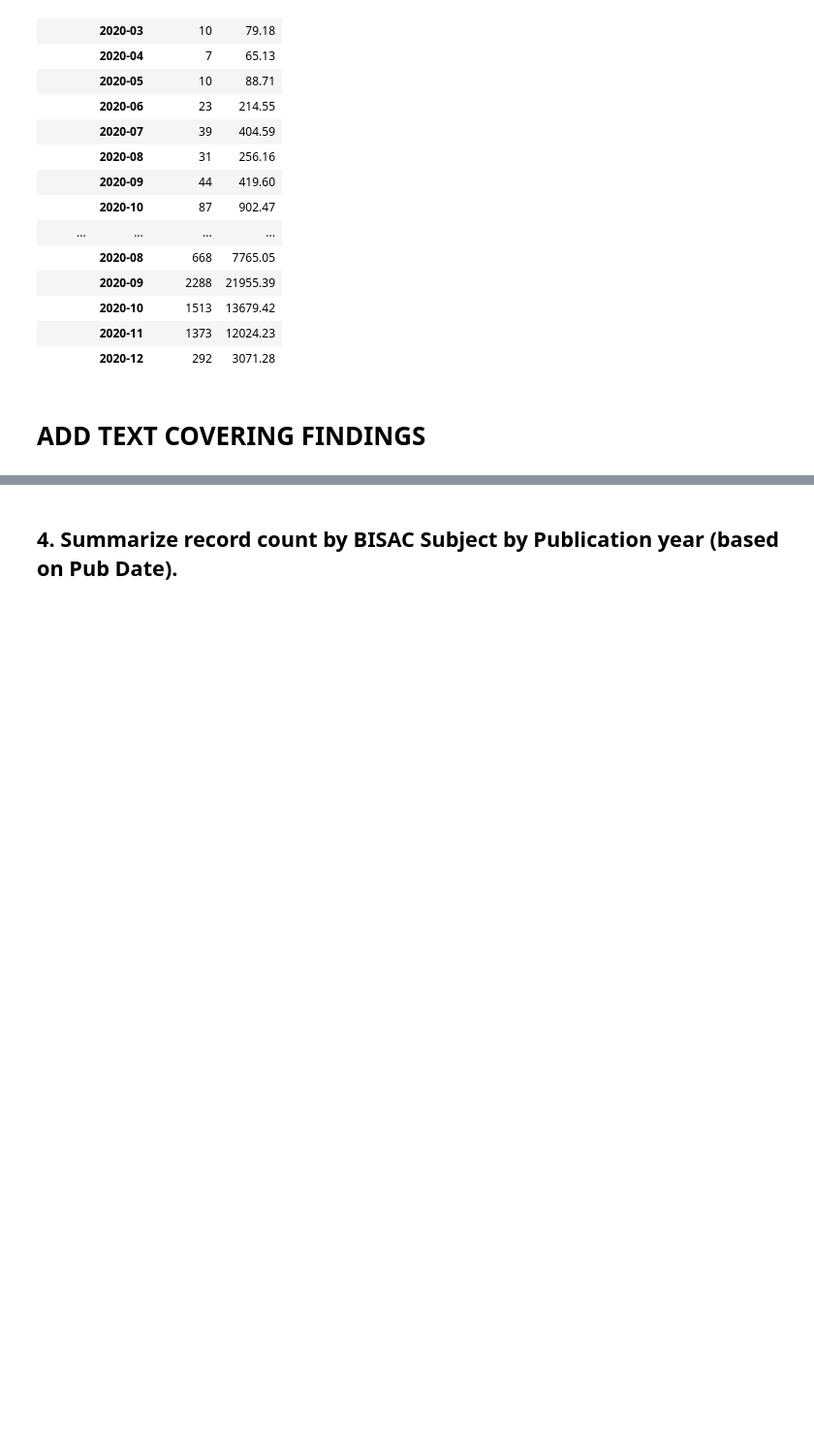
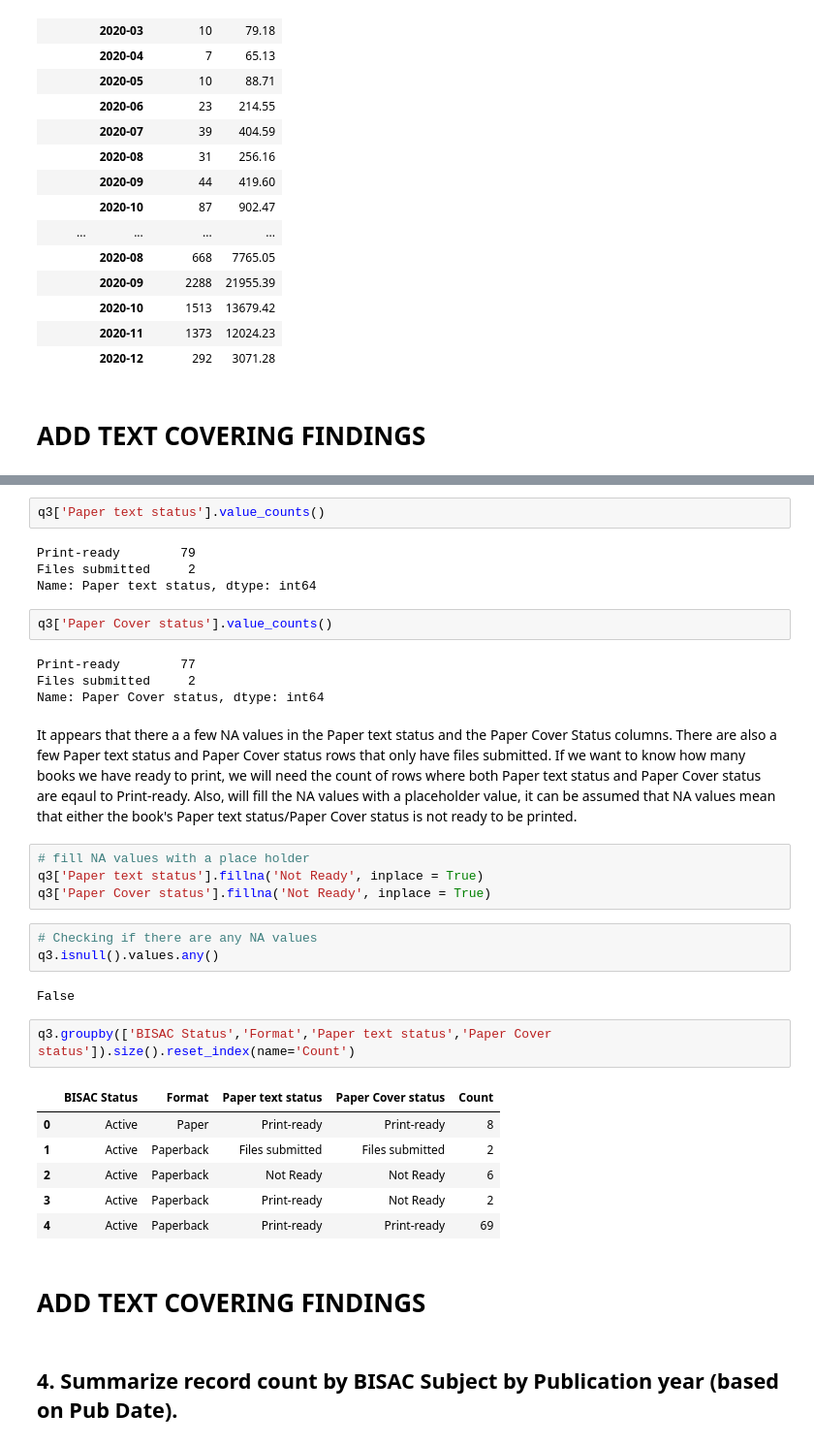
Before and after one commit to Achan40/uofc-data-analyst-challenge, a Jupyter notebook: notebook/answer.ipynb, the cells around one changed output, grey strips where cells are left out. Shown at 97% size. Cells and saved outputs as stored; diff of their text form; blank space fills up the shorter version.

```diff
--- a/notebook/answer.ipynb
+++ b/notebook/answer.ipynb
@@ -134,3 +183,37 @@ q2.groupby(['Format','Month'])[['Net Units', 'Net Amt']].sum()
+# %%
+q3['Paper text status'].value_counts()
+# %% [output]
+Print-ready        79
+Files submitted     2
+Name: Paper text status, dtype: int64
+# %%
+q3['Paper Cover status'].value_counts()
+# %% [output]
+Print-ready        77
+Files submitted     2
+Name: Paper Cover status, dtype: int64
+# %% [markdown]
+It appears that there a a few NA values in the Paper text status and the Paper Cover Status columns. There are also a few Paper text status and Paper Cover status rows that only have files submitted. If we want to know how many books we have ready to print, we will need the count of rows where both Paper text status and Paper Cover status are eqaul to Print-ready. Also, will fill the NA values with a placeholder value, it can be assumed that NA values mean that either the book's Paper text status/Paper Cover status is not ready to be printed.
+# %%
+# fill NA values with a place holder
+q3['Paper text status'].fillna('Not Ready', inplace = True)
+q3['Paper Cover status'].fillna('Not Ready', inplace = True)
+# %%
+# Checking if there are any NA values
+q3.isnull().values.any()
+# %% [output]
+False
+# %%
+q3.groupby(['BISAC Status','Format','Paper text status','Paper Cover status']).size().reset_index(name='Count')
+# %% [output]
+|  | BISAC Status | Format | Paper text status | Paper Cover status | Count |
+| 0 | Active | Paper | Print-ready | Print-ready | 8 |
+| 1 | Active | Paperback | Files submitted | Files submitted | 2 |
+| 2 | Active | Paperback | Not Ready | Not Ready | 6 |
+| 3 | Active | Paperback | Print-ready | Not Ready | 2 |
+| 4 | Active | Paperback | Print-ready | Print-ready | 69 |
+# %% [markdown]
+# ADD TEXT COVERING FINDINGS
 # %% [markdown]
 ## 4. Summarize record count by BISAC Subject by Publication year (based on Pub Date).
 # %% [markdown]
```
Also changed, not shown: parts of 6 cells of this notebook.
